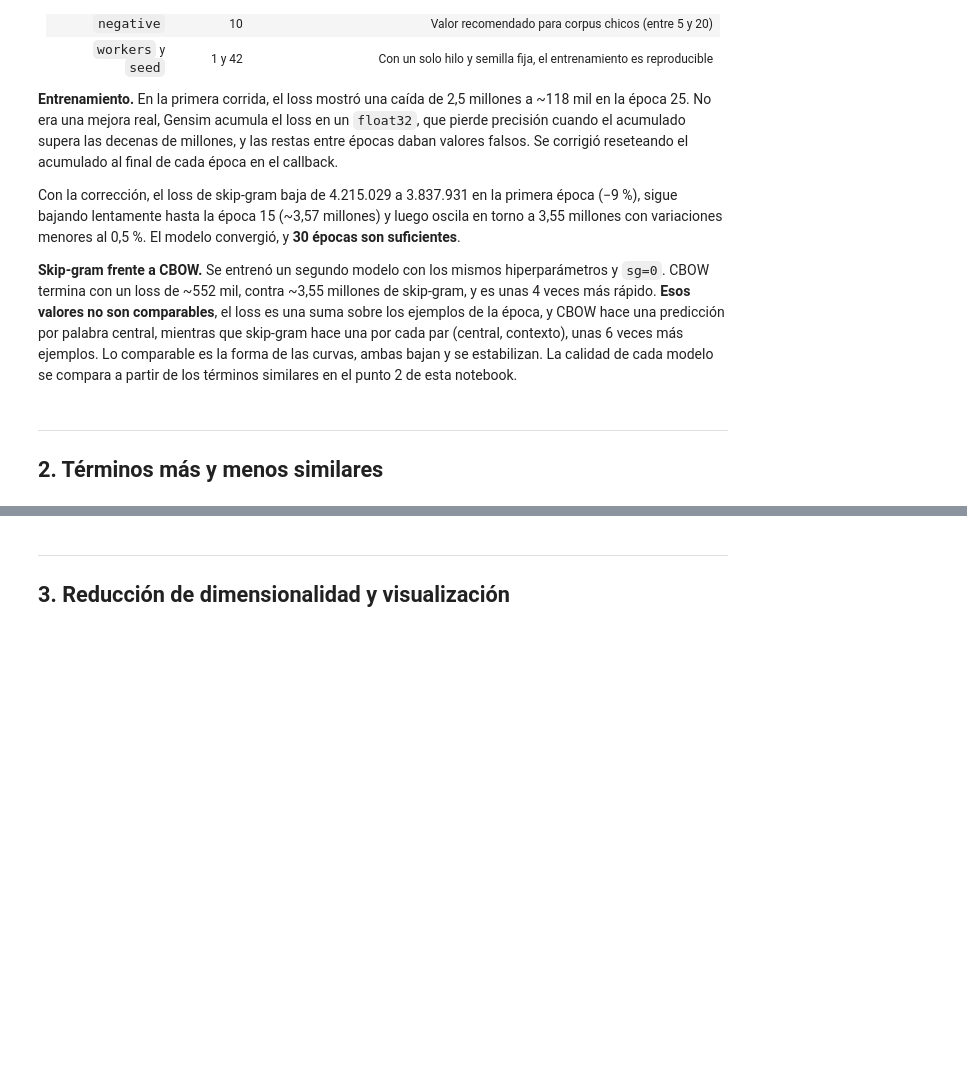
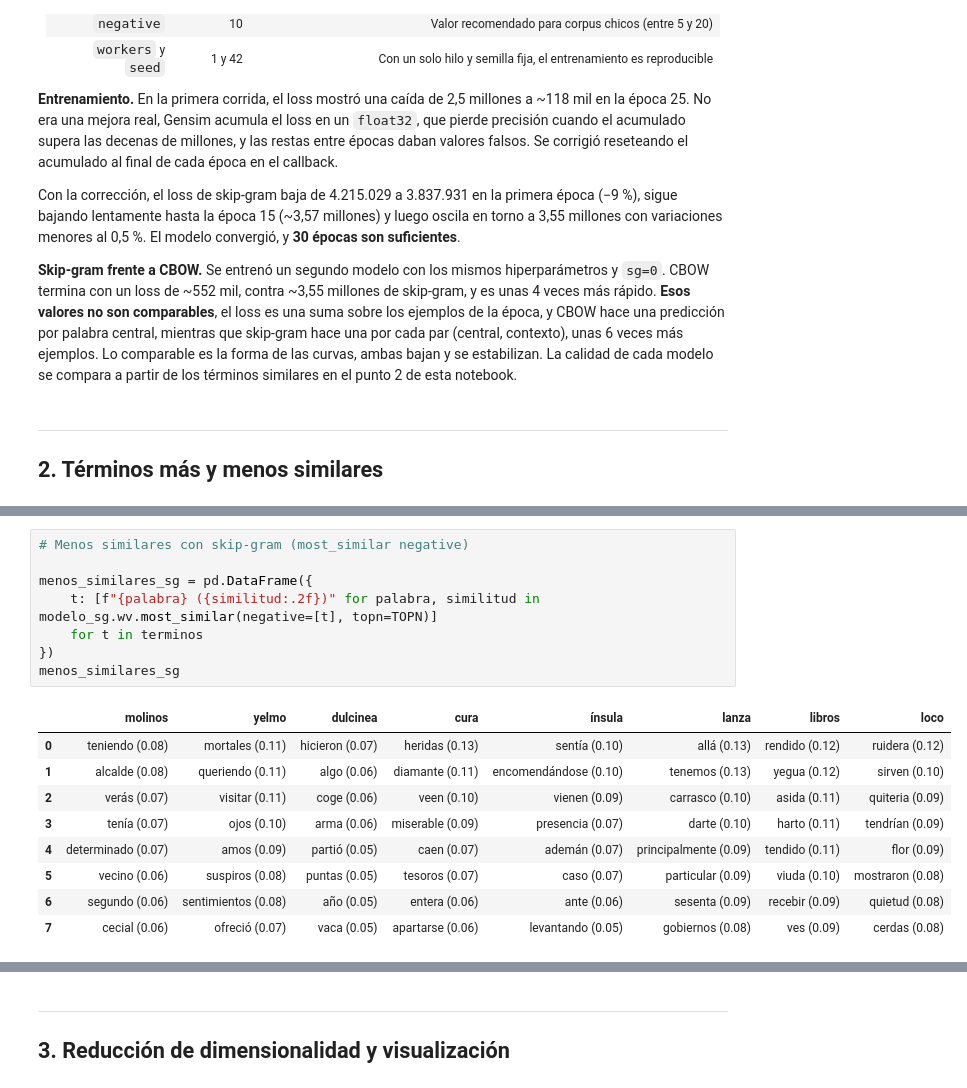
Before and after one commit to NicoLastra12/CEIA-Procesamiento_del_lenguaje_natural_I, a Jupyter notebook: notebooks/02_Desafio_embeddings_gensim.ipynb, the cells around one changed output, grey strips where cells are left out. Saved outputs shown, nothing was run; the diff lists cells and outputs as text; blank space fills up the shorter version.

```diff
--- a/notebooks/02_Desafio_embeddings_gensim.ipynb
+++ b/notebooks/02_Desafio_embeddings_gensim.ipynb
@@ -301,0 +354,18 @@ _Completar._
+# %%
+# Menos similares con skip-gram (most_similar negative)
+
+menos_similares_sg = pd.DataFrame({
+    t: [f"{palabra} ({similitud:.2f})" for palabra, similitud in modelo_sg.wv.most_similar(negative=[t], topn=TOPN)]
+    for t in terminos
+})
+menos_similares_sg
+# %% [output]
+|  | molinos | yelmo | dulcinea | cura | ínsula | lanza | libros | loco |
+| 0 | teniendo (0.08) | mortales (0.11) | hicieron (0.07) | heridas (0.13) | sentía (0.10) | allá (0.13) | rendido (0.12) | ruidera (0.12) |
+| 1 | alcalde (0.08) | queriendo (0.11) | algo (0.06) | diamante (0.11) | encomendándose (0.10) | tenemos (0.13) | yegua (0.12) | sirven (0.10) |
+| 2 | verás (0.07) | visitar (0.11) | coge (0.06) | veen (0.10) | vienen (0.09) | carrasco (0.10) | asida (0.11) | quiteria (0.09) |
+| 3 | tenía (0.07) | ojos (0.10) | arma (0.06) | miserable (0.09) | presencia (0.07) | darte (0.10) | harto (0.11) | tendrían (0.09) |
+| 4 | determinado (0.07) | amos (0.09) | partió (0.05) | caen (0.07) | ademán (0.07) | principalmente (0.09) | tendido (0.11) | flor (0.09) |
+| 5 | vecino (0.06) | suspiros (0.08) | puntas (0.05) | tesoros (0.07) | caso (0.07) | particular (0.09) | viuda (0.10) | mostraron (0.08) |
+| 6 | segundo (0.06) | sentimientos (0.08) | año (0.05) | entera (0.06) | ante (0.06) | sesenta (0.09) | recebir (0.09) | quietud (0.08) |
+| 7 | cecial (0.06) | ofreció (0.07) | vaca (0.05) | apartarse (0.06) | levantando (0.05) | gobiernos (0.08) | ves (0.09) | cerdas (0.08) |
```
Also changed, not shown: parts of 16 cells of this notebook, 2 other files.
